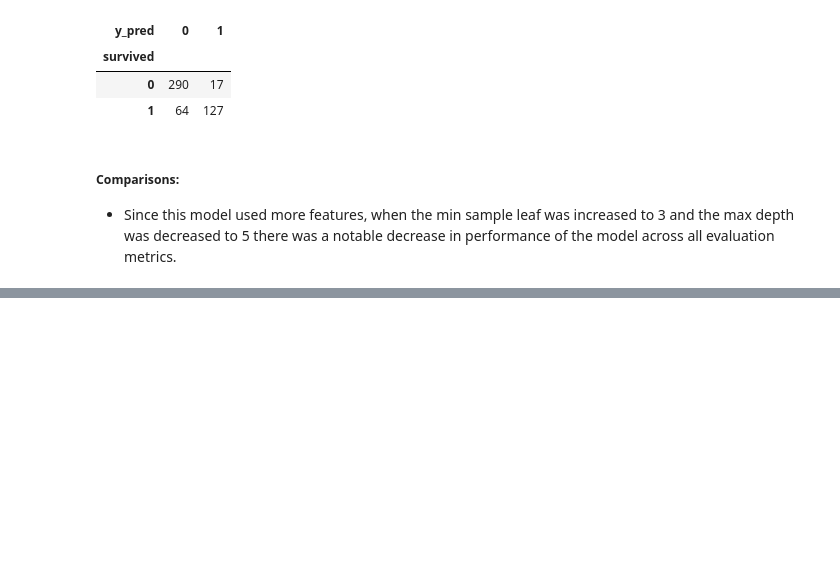
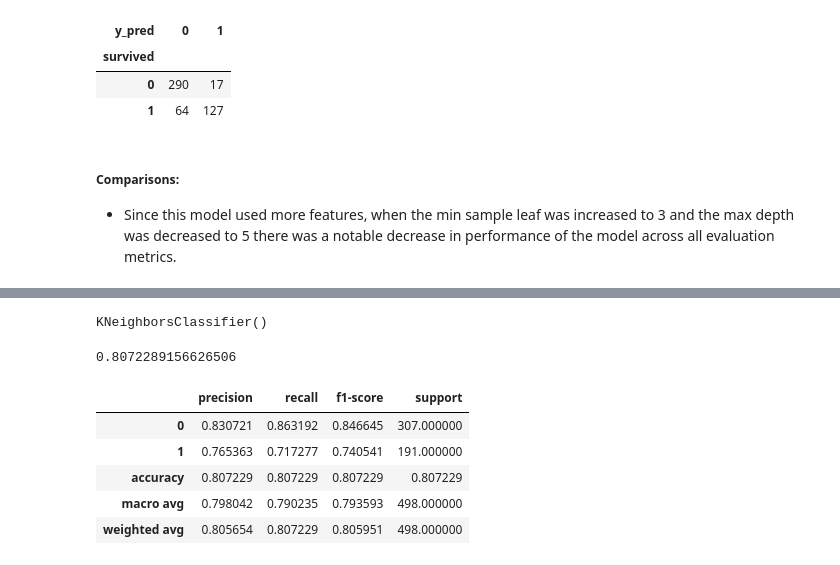
Before and after one commit to NSharick/classification-exercises, a Jupyter notebook: model.ipynb, the cells around one changed output, grey strips where cells are left out. Saved outputs shown, nothing was run; the diff lists cells and outputs as text; code cells hidden in the pictures; blank space fills up the shorter version.

```diff
--- a/model.ipynb
+++ b/model.ipynb
@@ -992,0 +1098,5 @@ pd.crosstab(y_train.survived, y_train.y_pred)
+# %%
+#assign variables for the x and y in the train dataset
+x_train = train.drop(columns=['survived'])
+y_train = train[['survived']]
+x_train.head(), y_train.head()
@@ -992,0 +1123,26 @@ pd.crosstab(y_train.survived, y_train.y_pred)
+# %%
+#make the knn model
+clf = KNN(n_neighbors=5)
+# %%
+#fit the model
+clf.fit(x_train, y_train)
+# %% [output]
+KNeighborsClassifier()
+# %%
+#make predictions
+y_pred = clf.predict(x_train)
+# %%
+#eval the model's accuracy
+accuracy_score(y_train, y_pred)
+# %% [output]
+0.8072289156626506
+# %%
+#evaluate the model with a classification report
+pd.DataFrame(classification_report(y_train, y_pred, output_dict=True)).transpose()
+# %% [output]
+|  | precision | recall | f1-score | support |
+| 0 | 0.830721 | 0.863192 | 0.846645 | 307.000000 |
+| 1 | 0.765363 | 0.717277 | 0.740541 | 191.000000 |
+| accuracy | 0.807229 | 0.807229 | 0.807229 | 0.807229 |
+| macro avg | 0.798042 | 0.790235 | 0.793593 | 498.000000 |
+| weighted avg | 0.805654 | 0.807229 | 0.805951 | 498.000000 |
```
Also changed, not shown: parts of 44 cells of this notebook.
